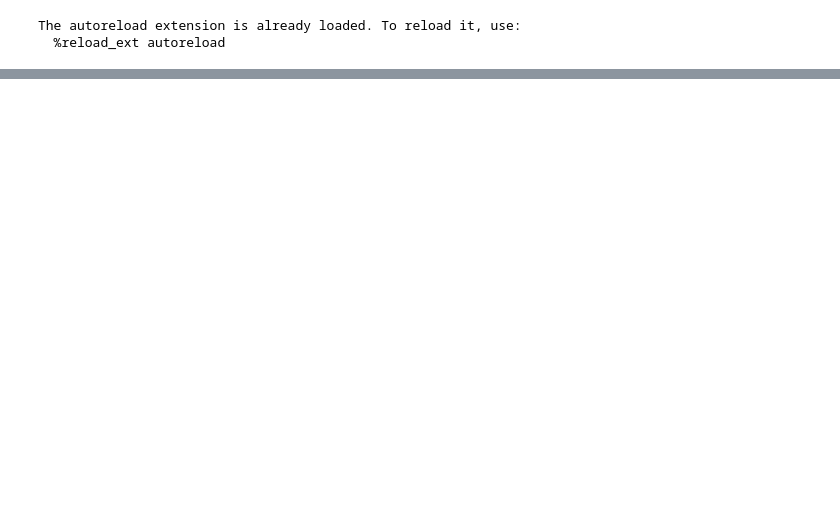
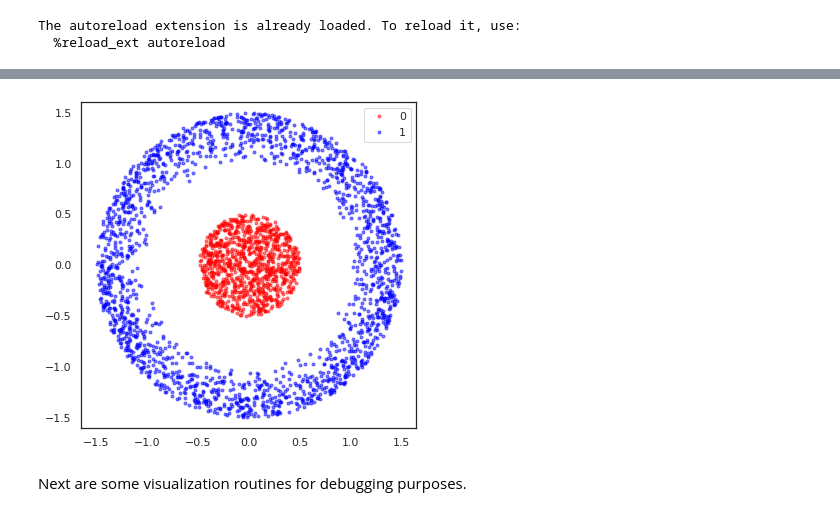
Before and after one commit to uncbiag/neuro_shooting, a Jupyter notebook: demos/ConcentricCircles/ConcentricCircles.ipynb, the cells around one changed output, grey strips where cells are left out. Drawn from its saved outputs; the diff is of its cells as text; code cells hidden in the pictures; blank space fills up the shorter version.

```diff
--- a/demos/ConcentricCircles/ConcentricCircles.ipynb
+++ b/demos/ConcentricCircles/ConcentricCircles.ipynb
@@ -41,10 +50,5 @@ The autoreload extension is already loaded. To reload it, use:
 # %%
 data_dim = 2
-train_data = ConcentricSphere(data_dim,
-                              inner_range=(0., .5),
-                              outer_range=(1., 1.5),
-                              num_points_inner=1000,
-                              num_points_outer=2000)
 
 test_data = ConcentricSphere(data_dim,
                              inner_range=(0., .5),
@@ -52,5 +56,6 @@ test_data = ConcentricSphere(data_dim,
                              num_points_inner=1000,
                              num_points_outer=2000)
 
-train_loader = DataLoader(train_data, batch_size=64, shuffle=True)
-test_loader = DataLoader(test_data, batch_size=64, shuffle=False)
+test_loader = DataLoader(test_data,
+                         batch_size=64,
+                         shuffle=False)
@@ -197 +71,8 @@ plot_data(train_data_np, train_targets_np)
+# %%
+test_data_np, test_targets_np = dataset_to_numpy(test_loader)
+plot_data(test_data_np, test_targets_np)
+# %% [output]
+[figure, added]
+# %% [markdown]
+Next are some visualization routines for debugging purposes.
 # %%
```
Also changed, not shown: parts of 22 cells of this notebook, 10 other files.
